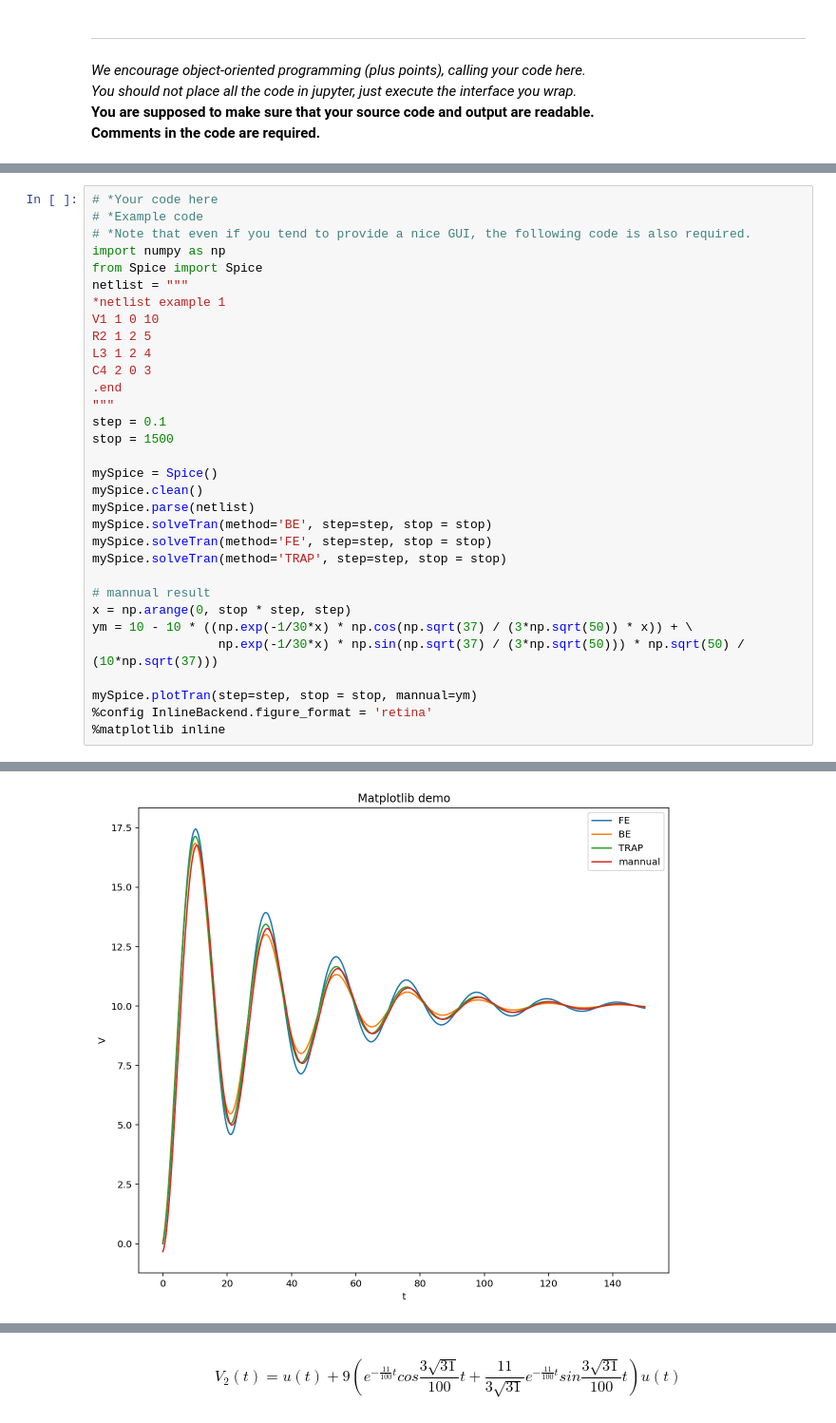
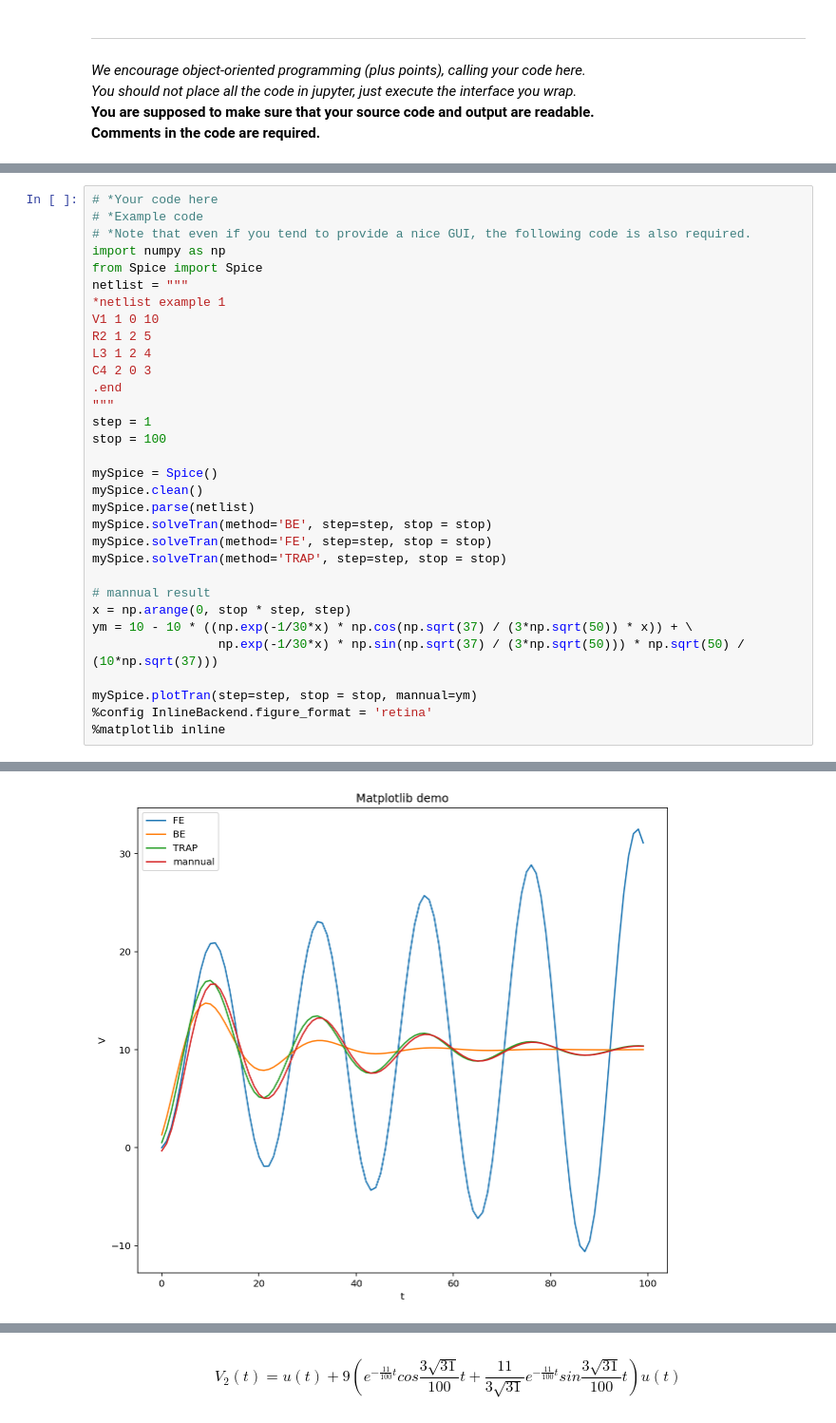
Before and after one commit to GaryYuyjl/EDAproject, a Jupyter notebook: HW3_Note.ipynb, the cells around one changed output, grey strips where cells are left out. Shown at 95% size. Cells and saved outputs as stored; diff of their text form.

```diff
--- a/HW3_Note.ipynb
+++ b/HW3_Note.ipynb
@@ -127,33 +136,33 @@ netlist = """
 *netlist example 1
 V1 1 0 10
 R2 1 2 5
 L3 1 2 4
 C4 2 0 3
 .end
 """
-step = 0.1
-stop = 1500
+step = 1
+stop = 100
 
 mySpice = Spice()
 mySpice.clean()
 mySpice.parse(netlist)
 mySpice.solveTran(method='BE', step=step, stop = stop)
 mySpice.solveTran(method='FE', step=step, stop = stop)
 mySpice.solveTran(method='TRAP', step=step, stop = stop)
 
 # mannual result
 x = np.arange(0, stop * step, step)
 ym = 10 - 10 * ((np.exp(-1/30*x) * np.cos(np.sqrt(37) / (3*np.sqrt(50)) * x)) + \
                  np.exp(-1/30*x) * np.sin(np.sqrt(37) / (3*np.sqrt(50))) * np.sqrt(50) / (10*np.sqrt(37)))
 
 mySpice.plotTran(step=step, stop = stop, mannual=ym)
 %config InlineBackend.figure_format = 'retina'
 %matplotlib inline
 # %% [output]
 Start parser now.
 
 device {'deviceType': 'V', 'name': 'V1', 'connectionPoints': (1, 0), 'DC': 10.0}
 device {'deviceType': 'R', 'name': 'R2', 'connectionPoints': (1, 2), 'value': 5.0}
 device {'deviceType': 'L', 'name': 'L3', 'connectionPoints': (1, 2), 'value': 4.0}
 device {'deviceType': 'C', 'name': 'C4', 'connectionPoints': (2, 0), 'value': 3.0}
-[figure, old version]
+[figure, new version]
```
Also changed, not shown: parts of 4 cells of this notebook, 5 other files.
